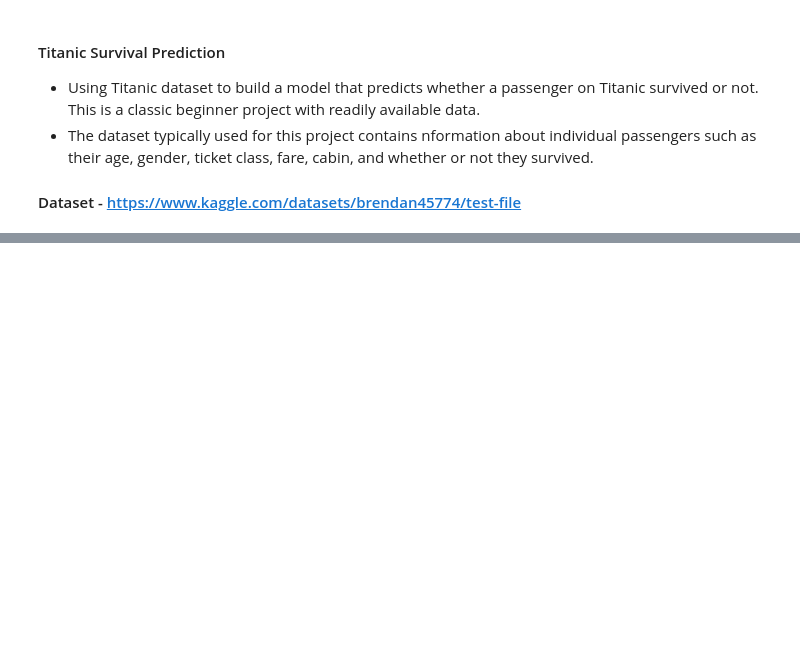
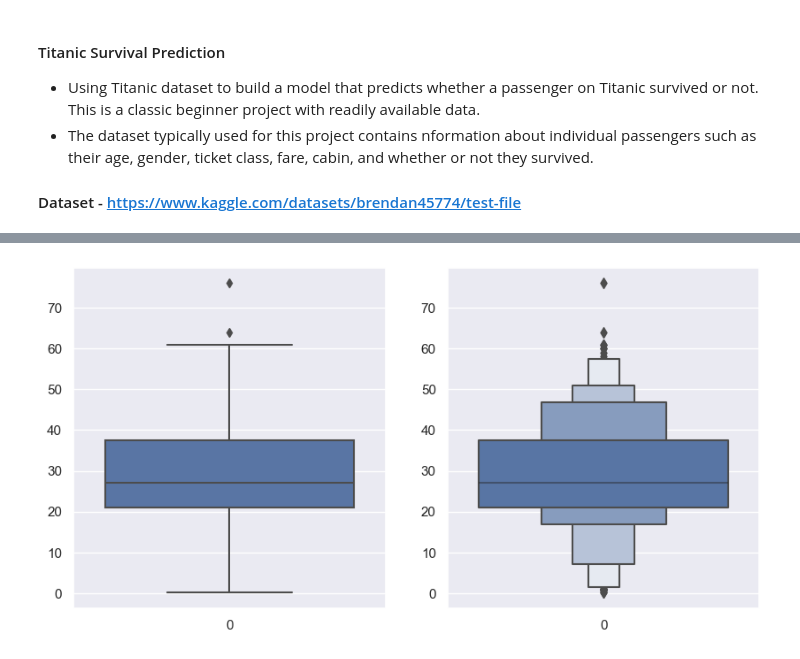
Before and after one commit to younusmohamed77/CodSoft, a Jupyter notebook: 01_Titanic Survival Prediction.ipynb, the cells around one changed output, grey strips where cells are left out. Cells and saved outputs as stored; diff of their text form; code cells hidden in the pictures; blank space fills up the shorter version.

```diff
--- a/01_Titanic Survival Prediction.ipynb
+++ b/01_Titanic Survival Prediction.ipynb
@@ -53,0 +160,5 @@ titanic_df.head()
+# %%
+# Since we have only one data set, spliting it into train and test (validation)
+
+train_df, validation_df = train_test_split(titanic_df, train_size = 0.75, random_state = 1, stratify = titanic_df['Survived'])
+train_df.head()
@@ -111,0 +281,7 @@ dtype: float64
+# %%
+# Droping cabin as significant rows are missing
+
+train_df = train_df.drop(['Cabin'], axis = 1)
+validation_df = validation_df.drop(['Cabin'], axis = 1)
+
+train_df.head()
@@ -111,0 +304,14 @@ dtype: float64
+# %%
+# Checking for outliers before imputing
+# Outliers in training dataset
+
+plt.figure(figsize = (10, 5))
+plt.subplot(1, 2, 1)
+sns.boxplot(train_df['Age'])
+
+plt.subplot(1, 2, 2)
+sns.boxenplot(train_df['Age'])
+
+plt.show()
+# %% [output]
+[figure, added]
```
Also changed, not shown: parts of 56 cells of this notebook.
